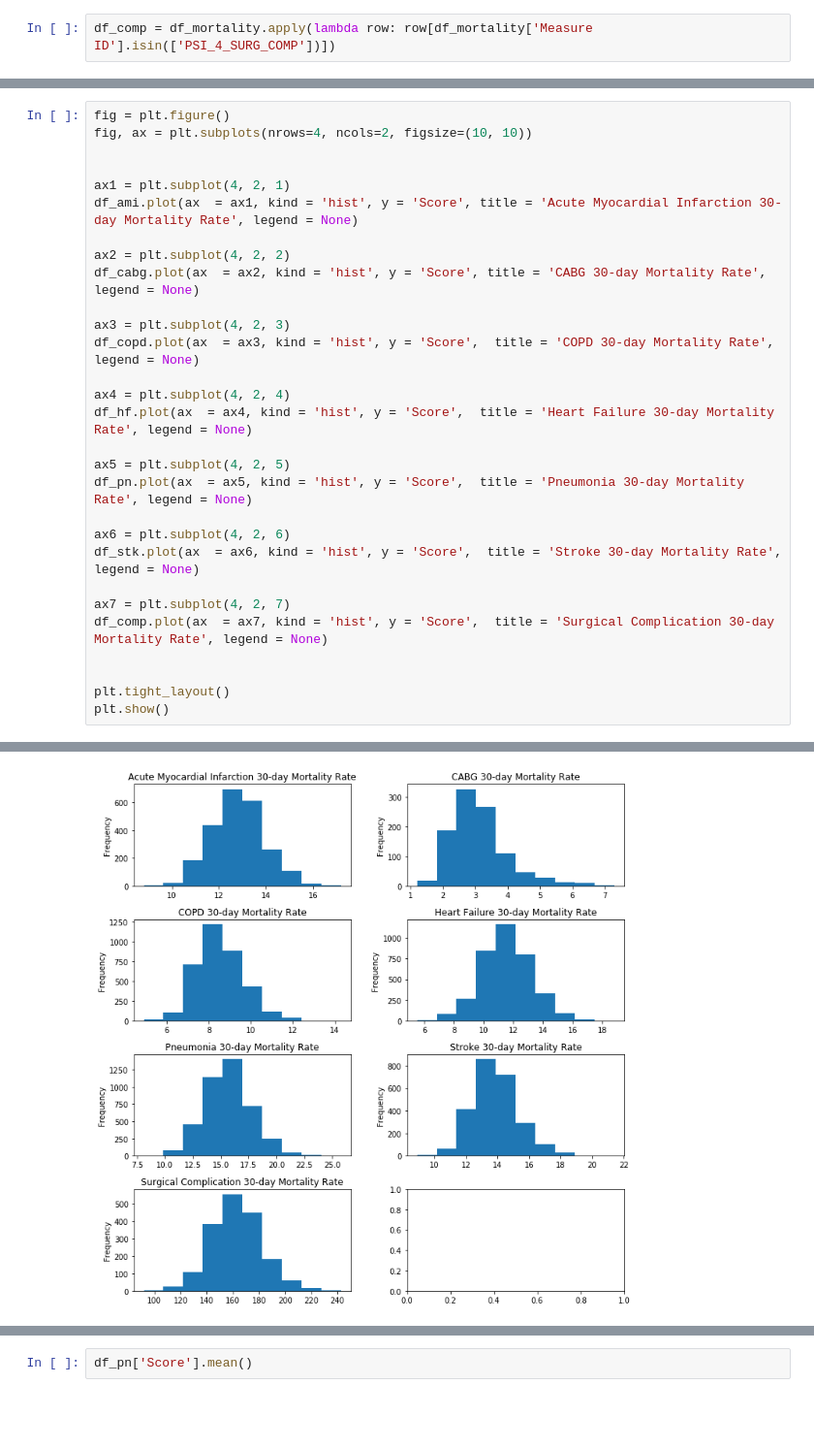
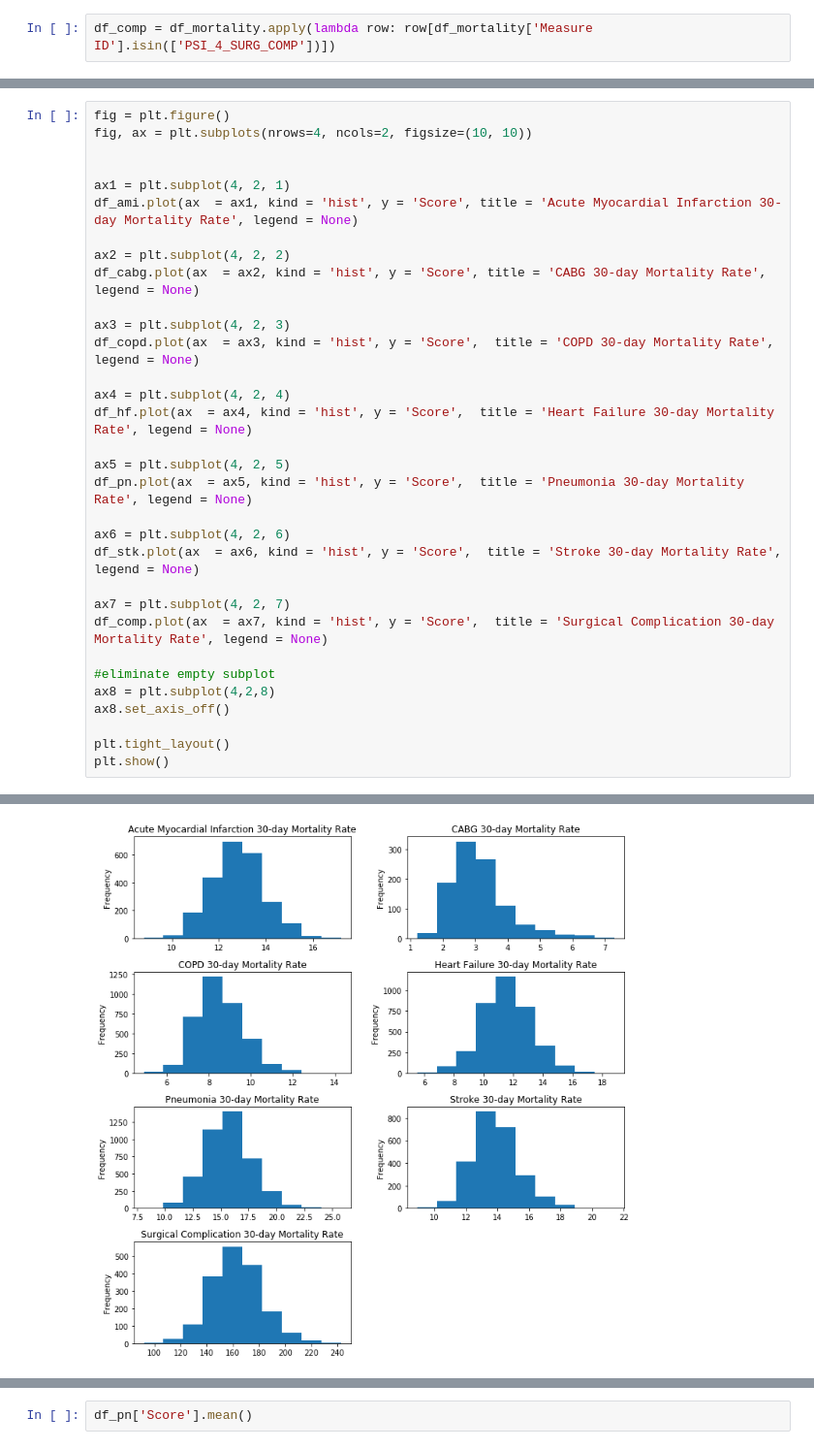
Before and after one commit to kathieking/Thinkful, a Jupyter notebook: Capstone1_code.ipynb, the cells around one changed output, grey strips where cells are left out. Shown at 97% size. Saved outputs shown, nothing was run; the diff lists cells and outputs as text; blank space fills up the shorter version.

```diff
--- a/Capstone1_code.ipynb
+++ b/Capstone1_code.ipynb
@@ -264,31 +237,34 @@ df_comp = df_mortality.apply(lambda row: row[df_mortality['Measure ID'].isin(['P
 fig = plt.figure()
 fig, ax = plt.subplots(nrows=4, ncols=2, figsize=(10, 10))
 
 
 ax1 = plt.subplot(4, 2, 1)
 df_ami.plot(ax  = ax1, kind = 'hist', y = 'Score', title = 'Acute Myocardial Infarction 30-day Mortality Rate', legend = None)
 
 ax2 = plt.subplot(4, 2, 2)
 df_cabg.plot(ax  = ax2, kind = 'hist', y = 'Score', title = 'CABG 30-day Mortality Rate', legend = None)
 
 ax3 = plt.subplot(4, 2, 3)
 df_copd.plot(ax  = ax3, kind = 'hist', y = 'Score',  title = 'COPD 30-day Mortality Rate', legend = None)
 
 ax4 = plt.subplot(4, 2, 4)
 df_hf.plot(ax  = ax4, kind = 'hist', y = 'Score',  title = 'Heart Failure 30-day Mortality Rate', legend = None)
 
 ax5 = plt.subplot(4, 2, 5)
 df_pn.plot(ax  = ax5, kind = 'hist', y = 'Score',  title = 'Pneumonia 30-day Mortality Rate', legend = None)
 
 ax6 = plt.subplot(4, 2, 6)
 df_stk.plot(ax  = ax6, kind = 'hist', y = 'Score',  title = 'Stroke 30-day Mortality Rate', legend = None)
 
 ax7 = plt.subplot(4, 2, 7)
 df_comp.plot(ax  = ax7, kind = 'hist', y = 'Score',  title = 'Surgical Complication 30-day Mortality Rate', legend = None)
 
+#eliminate empty subplot
+ax8 = plt.subplot(4,2,8)
+ax8.set_axis_off()
 
 plt.tight_layout()
 plt.show()
 # %% [output]
 <Figure size 432x288 with 0 Axes>
-[figure, old version]
+[figure, new version]
```
Also changed, not shown: parts of 116 cells of this notebook.
